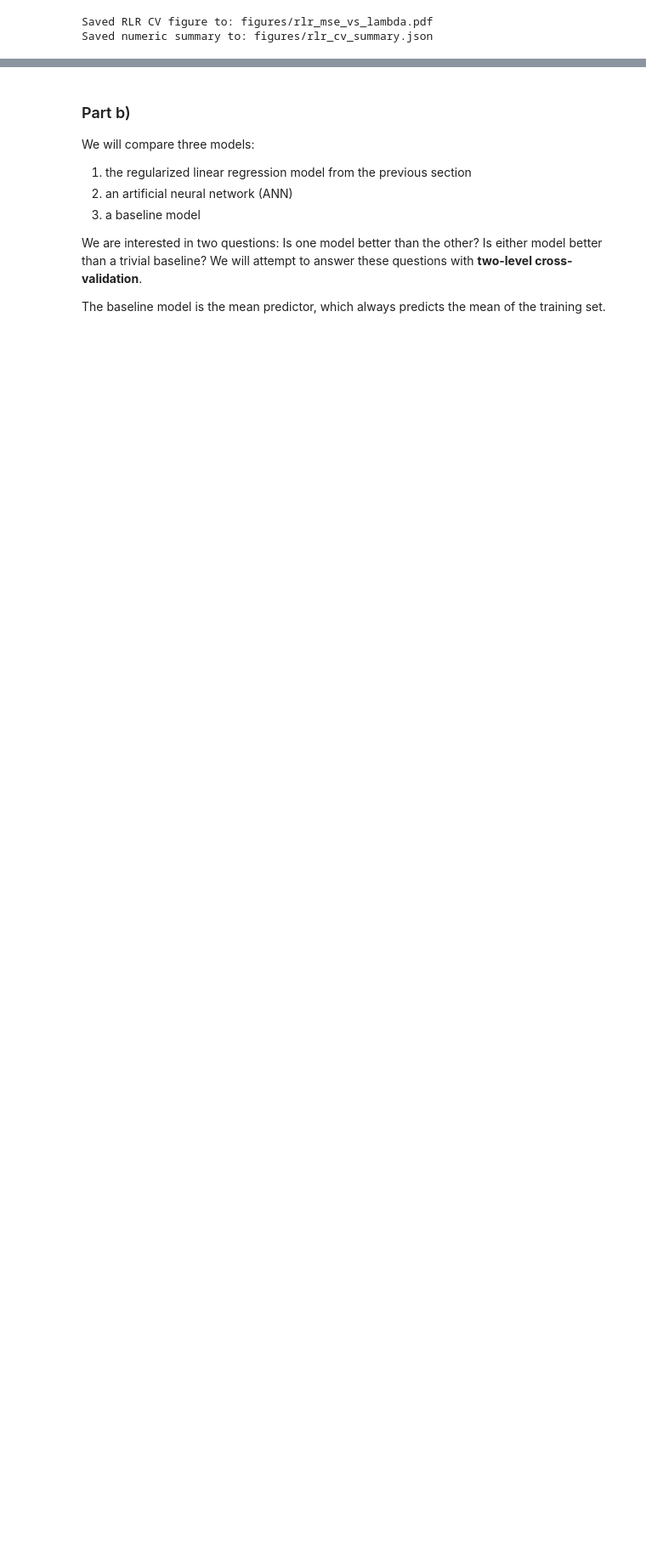
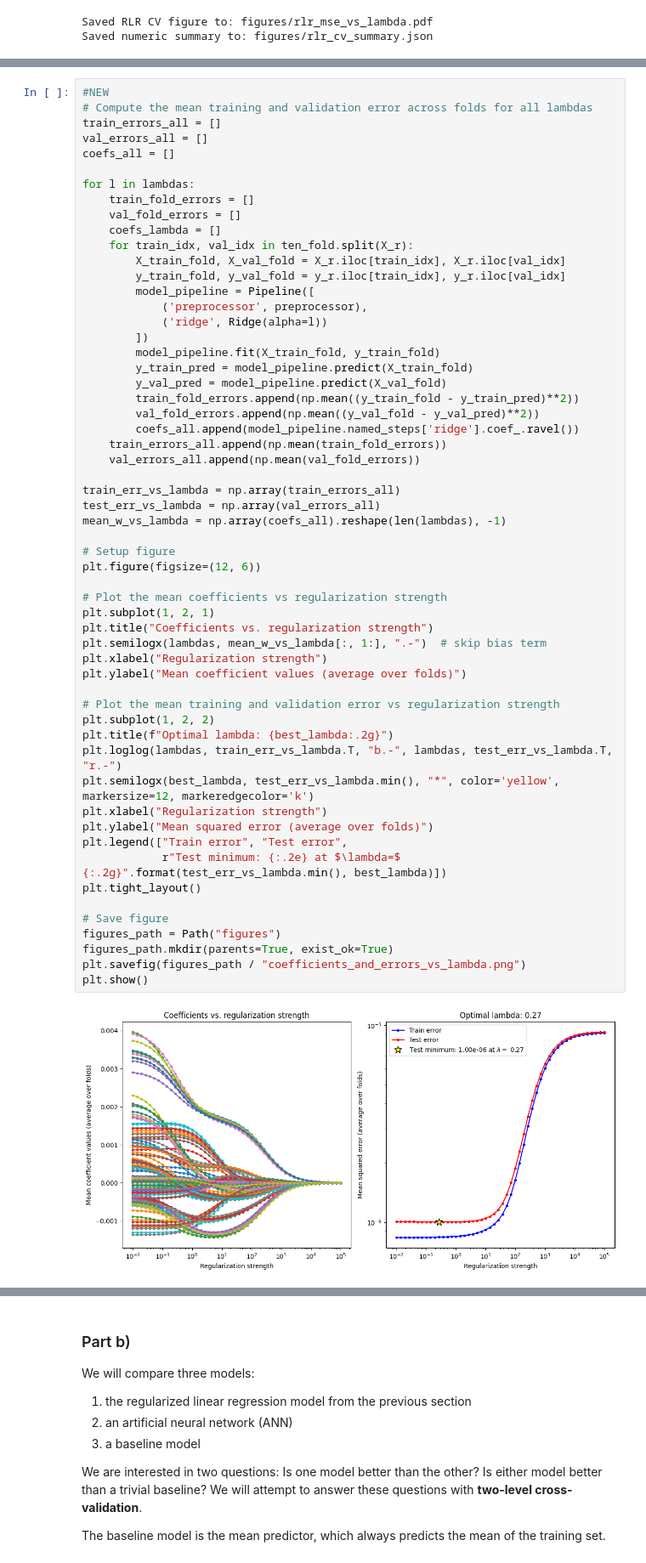
Before and after one commit to schependom/DTU_machine-learning-projects, a Jupyter notebook: Project 2/src/main.ipynb, the cells around one changed output, grey strips where cells are left out. Shown at 85% size. Drawn from its saved outputs; the diff is of its cells as text; blank space fills up the shorter version.

```diff
--- a/Project 2/src/main.ipynb
+++ b/Project 2/src/main.ipynb
@@ -225,3 +229,62 @@ Saved numeric summary to: figures/rlr_cv_summary.json
+# %%
+#NEW
+# Compute the mean training and validation error across folds for all lambdas
+train_errors_all = []
+val_errors_all = []
+coefs_all = []
+
+for l in lambdas:
+    train_fold_errors = []
+    val_fold_errors = []
+    coefs_lambda = []
+    for train_idx, val_idx in ten_fold.split(X_r):
+        X_train_fold, X_val_fold = X_r.iloc[train_idx], X_r.iloc[val_idx]
+        y_train_fold, y_val_fold = y_r.iloc[train_idx], y_r.iloc[val_idx]
+        model_pipeline = Pipeline([
+            ('preprocessor', preprocessor),
+            ('ridge', Ridge(alpha=l))
+        ])
+        model_pipeline.fit(X_train_fold, y_train_fold)
+        y_train_pred = model_pipeline.predict(X_train_fold)
+        y_val_pred = model_pipeline.predict(X_val_fold)
+        train_fold_errors.append(np.mean((y_train_fold - y_train_pred)**2))
+        val_fold_errors.append(np.mean((y_val_fold - y_val_pred)**2))
+        coefs_all.append(model_pipeline.named_steps['ridge'].coef_.ravel())
+    train_errors_all.append(np.mean(train_fold_errors))
+    val_errors_all.append(np.mean(val_fold_errors))
+
+train_err_vs_lambda = np.array(train_errors_all)
+test_err_vs_lambda = np.array(val_errors_all)
+mean_w_vs_lambda = np.array(coefs_all).reshape(len(lambdas), -1)
+
+# Setup figure
+plt.figure(figsize=(12, 6))
+
+# Plot the mean coefficients vs regularization strength
+plt.subplot(1, 2, 1)
+plt.title("Coefficients vs. regularization strength")
+plt.semilogx(lambdas, mean_w_vs_lambda[:, 1:], ".-")  # skip bias term
+plt.xlabel("Regularization strength")
+plt.ylabel("Mean coefficient values (average over folds)")
+
+# Plot the mean training and validation error vs regularization strength
+plt.subplot(1, 2, 2)
+plt.title(f"Optimal lambda: {best_lambda:.2g}")
+plt.loglog(lambdas, train_err_vs_lambda.T, "b.-", lambdas, test_err_vs_lambda.T, "r.-")
+plt.semilogx(best_lambda, test_err_vs_lambda.min(), "*", color='yellow', markersize=12, markeredgecolor='k')
+plt.xlabel("Regularization strength")
+plt.ylabel("Mean squared error (average over folds)")
+plt.legend(["Train error", "Test error",
+            r"Test minimum: {:.2e} at $\lambda=$ {:.2g}".format(test_err_vs_lambda.min(), best_lambda)])
+plt.tight_layout()
+
+# Save figure
+figures_path = Path("figures")
+figures_path.mkdir(parents=True, exist_ok=True)
+plt.savefig(figures_path / "coefficients_and_errors_vs_lambda.png")
+plt.show()
+# %% [output]
+[figure, added]
 # %%
 # Training Ridge on FULL dataset and print coefficients (fixed, regression-specific preprocessor)
 
```
Also changed, not shown: parts of 12 cells of this notebook, 23 other files.
